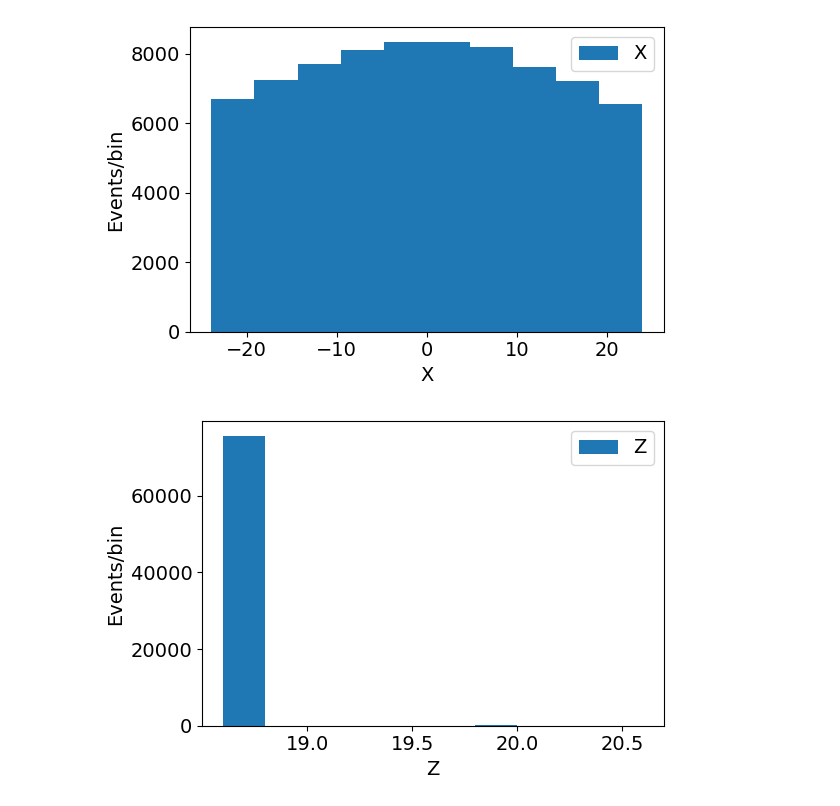
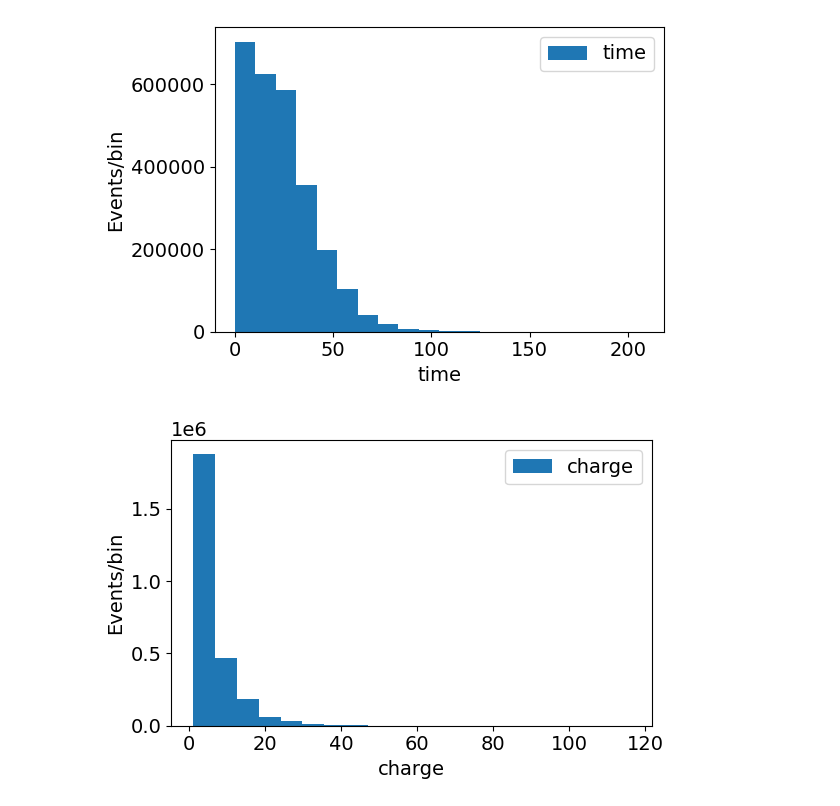
Before and after one commit to jjgomezcadenas/g4crysp, a Jupyter notebook: monolithicCrystal/crystalMT/nb/analysis.ipynb, the cells around one changed output. Drawn from its saved outputs; the diff is of its cells as text; code cells hidden in the pictures.

```diff
--- a/monolithicCrystal/crystalMT/nb/analysis.ipynb
+++ b/monolithicCrystal/crystalMT/nb/analysis.ipynb
@@ -10,6 +10,3 @@ plt.rcParams["font.size"     ] = 14
 import numpy as np
 import pandas as pd
 import glob
-# %%
-df = pd.read_csv("events.csv")
-df
@@ -41,0 +50,3 @@ def histoplot(df, dfvar, num_bins = 10, figsize=(6, 4), title=""):
+# %%
+df = pd.read_csv("sensor_data.csv", header=0)
+df
@@ -42,8 +67,8 @@ def histoplot(df, dfvar, num_bins = 10, figsize=(6, 4), title=""):
 # %%
-histoplot(df, "X", num_bins = 10, figsize=(6, 4), title="")
+histoplot(df, "time", num_bins = 20, figsize=(6, 4), title="")
 # %% [output]
-[figure, old version]
+[figure, new version]
 # %%
-histoplot(df, "Z", num_bins = 10, figsize=(6, 4), title="")
+histoplot(df, "charge", num_bins = 20, figsize=(6, 4), title="")
 # %% [output]
-[figure, old version]
+[figure, new version]
```
Also changed, not shown: parts of 17 cells of this notebook, 14 other files.
